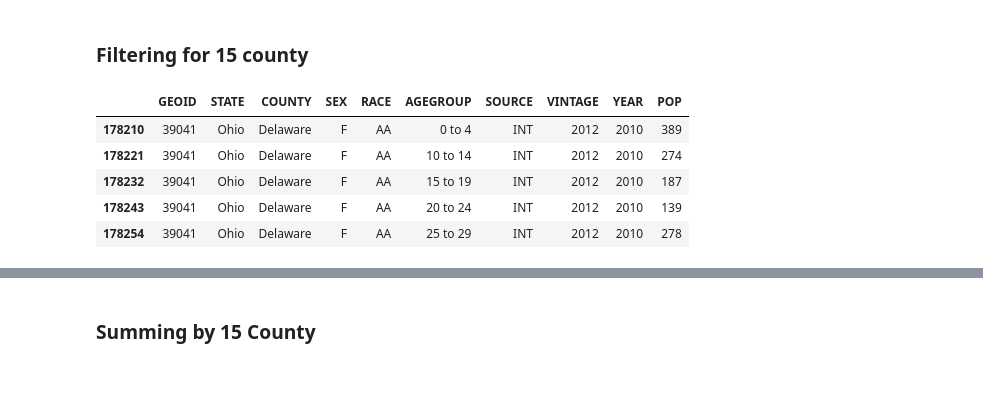
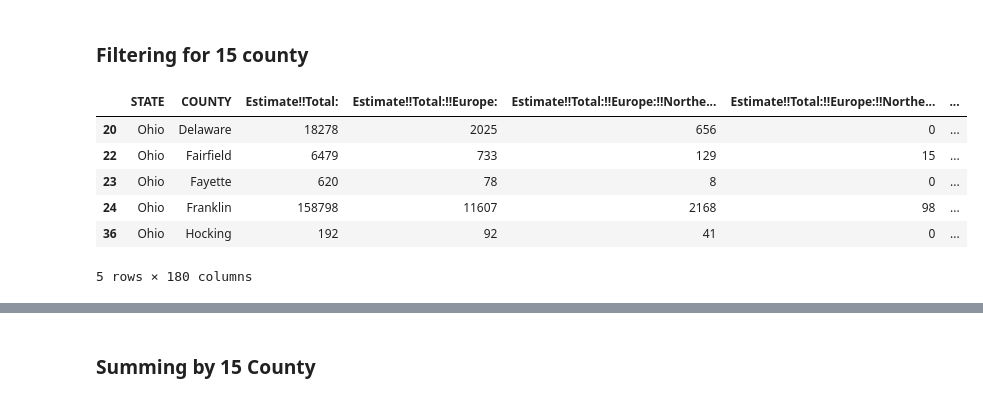
Before and after one commit to olivergwynn/makingInsights, a Jupyter notebook: makingInsights.ipynb, the cells around one changed output, grey strips where cells are left out. Saved outputs shown, nothing was run; the diff lists cells and outputs as text; code cells hidden in the pictures.

```diff
--- a/makingInsights.ipynb
+++ b/makingInsights.ipynb
@@ -19,13 +19,13 @@ Current Working Directory: C:\Users\ogwynn\OneDrive - Mid-Ohio Regional Planning
 # %% [markdown]
 ### Paths
 # %%
-INPUT_DATA_PATH = "inputData/censusPep_county_char.csv"
+INPUT_DATA_PATH = "inputData/TEMPinput.csv"
 
-TEMP_OUTPUT_CSV_PATH ="outputData/TEMP.csv"
+TEMP_OUTPUT_CSV_PATH ="outputData/TEMPoutput.csv"
 
-REGIONAL_SUMMARY_DATA_PATH = "outputData/censusPep_county_char_15Region.csv"
+REGIONAL_SUMMARY_DATA_PATH = "outputData/TEMPoutput_15Region.csv"
 
-REGIONAL_SUMMARY_DATA_LABELED_PATH = "outputData/censusPep_county_char_labeled_15Region.csv"
+REGIONAL_SUMMARY_DATA_LABELED_PATH = "outputData/TEMPoutput_labeled_15Region.csv"
 
 data1 = pd.read_csv(INPUT_DATA_PATH)
 
@@ -46,31 +47,22 @@ data1.head()
 # %%
 # List of counties to filter by
 selected_counties = [
     "Delaware", "Fairfield", "Fayette", "Franklin", "Hocking", "Knox", "Licking",
     "Logan", "Madison", "Marion", "Morrow", "Perry", "Pickaway", "Ross", "Union"
 ]
 
-selected_years = [
-    2010, 2011, 2012, 2013, 2014, 2015, 2016, 2017, 2018, 2019, 2020, 2021, 2022, 2023
-]
-
 # Filter the dataset for the selected counties
 data2 = data1[data1['COUNTY'].isin(selected_counties)]
-
-# Filter the dataset for the selected counties
-data2 = data2[data2['YEAR'].isin(selected_years)]
-
-# Filter out rows where 'SOURCE' is 'INT' and 'YEAR' is '2010'
-data2 = data2[~((data2['SOURCE'] == 'INT') & (data2['YEAR'] == '2010'))]
 
 data2.to_csv(TEMP_OUTPUT_CSV_PATH, index=False)
 
 # Display the first few rows of the filtered data
 data2.head()
 # %% [output]
-|  | GEOID | STATE | COUNTY | SEX | RACE | AGEGROUP | SOURCE | VINTAGE | YEAR | POP |
-| 178210 | 39041 | Ohio | Delaware | F | AA | 0 to 4 | INT | 2012 | 2010 | 389 |
-| 178221 | 39041 | Ohio | Delaware | F | AA | 10 to 14 | INT | 2012 | 2010 | 274 |
-| 178232 | 39041 | Ohio | Delaware | F | AA | 15 to 19 | INT | 2012 | 2010 | 187 |
-| 178243 | 39041 | Ohio | Delaware | F | AA | 20 to 24 | INT | 2012 | 2010 | 139 |
-| 178254 | 39041 | Ohio | Delaware | F | AA | 25 to 29 | INT | 2012 | 2010 | 278 |
+|  | STATE | COUNTY | Estimate!!Total: | Estimate!!Total:!!Europe: | Estimate!!Total:!!Europe:!!Northe... | Estimate!!Total:!!Europe:!!Northe... | ... |
+| 20 | Ohio | Delaware | 18278 | 2025 | 656 | 0 | ... |
+| 22 | Ohio | Fairfield | 6479 | 733 | 129 | 15 | ... |
+| 23 | Ohio | Fayette | 620 | 78 | 8 | 0 | ... |
+| 24 | Ohio | Franklin | 158798 | 11607 | 2168 | 98 | ... |
+| 36 | Ohio | Hocking | 192 | 92 | 41 | 0 | ... |
+5 rows × 180 columns
```
Also changed, not shown: parts of 22 cells of this notebook.
